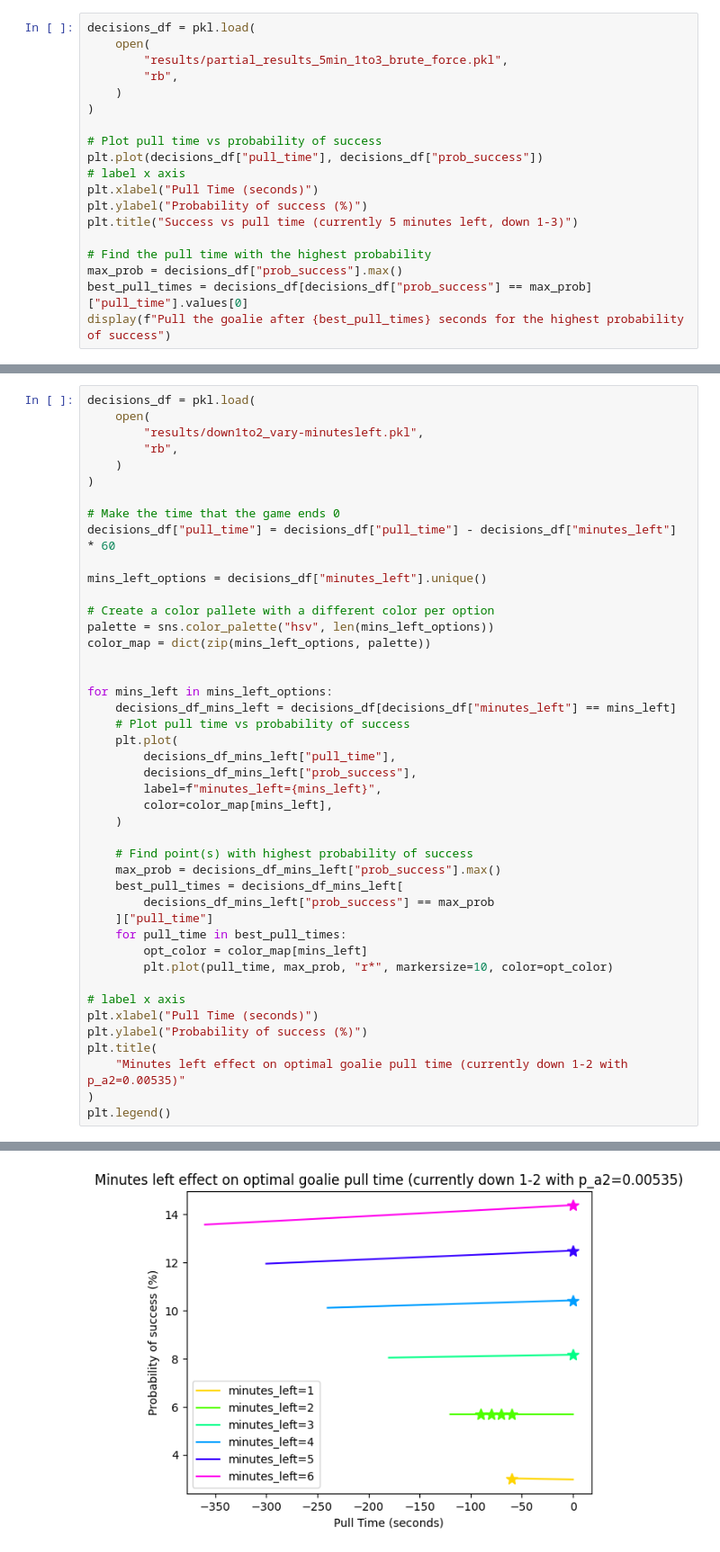
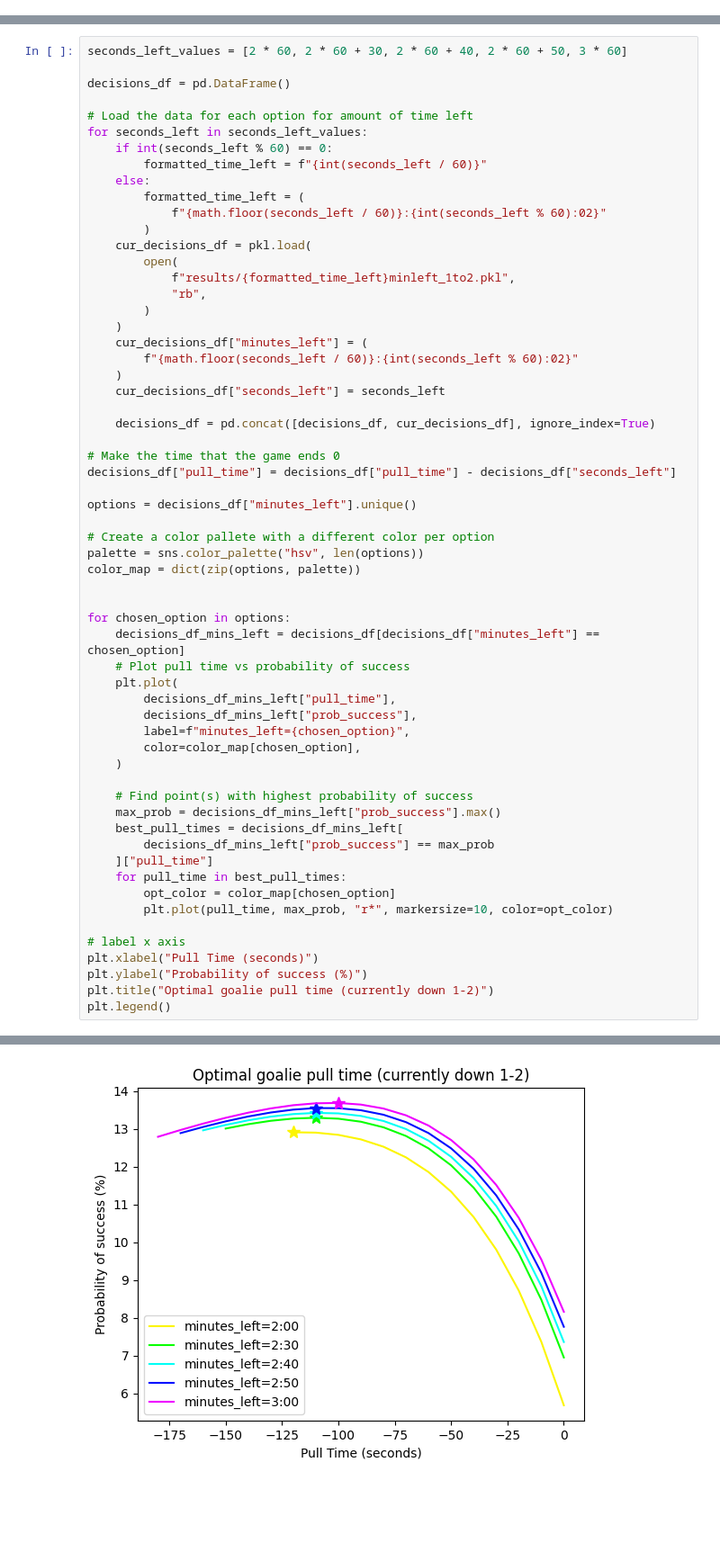
Before and after one commit to ryan-moreno/CS524-project, a Jupyter notebook: optimization/visualize_results.ipynb, the cells around one changed output, grey strips where cells are left out. Shown at 90% size. Drawn from its saved outputs; the diff is of its cells as text; blank space fills up the shorter version.

Commit message:
Replace pa2 and pb2 with correct NHL stats based probabilities and plot results. Interesting results here.

```diff
--- a/optimization/visualize_results.ipynb
+++ b/optimization/visualize_results.ipynb
@@ -10,19 +6,0 @@ Results calculated on slurm servers using the brute force model. 24 hour time li
-# %%
-decisions_df = pkl.load(
-    open(
-        "results/partial_results_5min_1to3_brute_force.pkl",
-        "rb",
-    )
-)
-
-# Plot pull time vs probability of success
-plt.plot(decisions_df["pull_time"], decisions_df["prob_success"])
-# label x axis
-plt.xlabel("Pull Time (seconds)")
-plt.ylabel("Probability of success (%)")
-plt.title("Success vs pull time (currently 5 minutes left, down 1-3)")
-
-# Find the pull time with the highest probability
-max_prob = decisions_df["prob_success"].max()
-best_pull_times = decisions_df[decisions_df["prob_success"] == max_prob]["pull_time"].values[0]
-display(f"Pull the goalie after {best_pull_times} seconds for the highest probability of success")
@@ -191,47 +197,63 @@ Computed with $p_{a2} = 5.35 \times 10^{-3}$ and all other probabilities from th
 # %%
-decisions_df = pkl.load(
-    open(
-        "results/down1to2_vary-minutesleft.pkl",
-        "rb",
+seconds_left_values = [2 * 60, 2 * 60 + 30, 2 * 60 + 40, 2 * 60 + 50, 3 * 60]
+
+decisions_df = pd.DataFrame()
+
+# Load the data for each option for amount of time left
+for seconds_left in seconds_left_values:
+    if int(seconds_left % 60) == 0:
+        formatted_time_left = f"{int(seconds_left / 60)}"
+    else:
+        formatted_time_left = (
+            f"{math.floor(seconds_left / 60)}:{int(seconds_left % 60):02}"
+        )
+    cur_decisions_df = pkl.load(
+        open(
+            f"results/{formatted_time_left}minleft_1to2.pkl",
+            "rb",
+        )
     )
-)
+    cur_decisions_df["minutes_left"] = (
+        f"{math.floor(seconds_left / 60)}:{int(seconds_left % 60):02}"
+    )
+    cur_decisions_df["seconds_left"] = seconds_left
+
+    decisions_df = pd.concat([decisions_df, cur_decisions_df], ignore_index=True)
 
 # Make the time that the game ends 0
-decisions_df["pull_time"] = decisions_df["pull_time"] - decisions_df["minutes_left"] * 60
+decisions_df["pull_time"] = decisions_df["pull_time"] - decisions_df["seconds_left"]
 
-mins_left_options = decisions_df["minutes_left"].unique()
+options = decisions_df["minutes_left"].unique()
 
 # Create a color pallete with a different color per option
-palette = sns.color_palette("hsv", len(mins_left_options))
-color_map = dict(zip(mins_left_options, palette))
+palette = sns.color_palette("hsv", len(options))
+color_map = dict(zip(options, palette))
 
 
-for mins_left in mins_left_options:
-    decisions_df_mins_left = decisions_df[decisions_df["minutes_left"] == mins_left]
+for chosen_option in options:
+    decisions_df_mins_left = decisions_df[decisions_df["minutes_left"] == chosen_option]
     # Plot pull time vs probability of success
     plt.plot(
         decisions_df_mins_left["pull_time"],
         decisions_df_mins_left["prob_success"],
-        label=f"minutes_left={mins_left}",
-        color=color_map[mins_left],
+        label=f"minutes_left={chosen_option}",
+        color=color_map[chosen_option],
     )
 
     # Find point(s) with highest probability of success
     max_prob = decisions_df_mins_left["prob_success"].max()
     best_pull_times = decisions_df_mins_left[
         decisions_df_mins_left["prob_success"] == max_prob
     ]["pull_time"]
     for pull_time in best_pull_times:
-        opt_color = color_map[mins_left]
+        opt_color = color_map[chosen_option]
         plt.plot(pull_time, max_prob, "r*", markersize=10, color=opt_color)
 
 # label x axis
 plt.xlabel("Pull Time (seconds)")
 plt.ylabel("Probability of success (%)")
-plt.title(
-    "Minutes left effect on optimal goalie pull time (currently down 1-2 with p_a2=0.00535)"
-)
+plt.title("Optimal goalie pull time (currently down 1-2)")
 plt.legend()
 # %% [output]
 <matplotlib.legend.Legend at 0x...>
-[figure, old version]
+[figure, new version]
```
Also changed, not shown: parts of 21 cells of this notebook, 44 other files.
